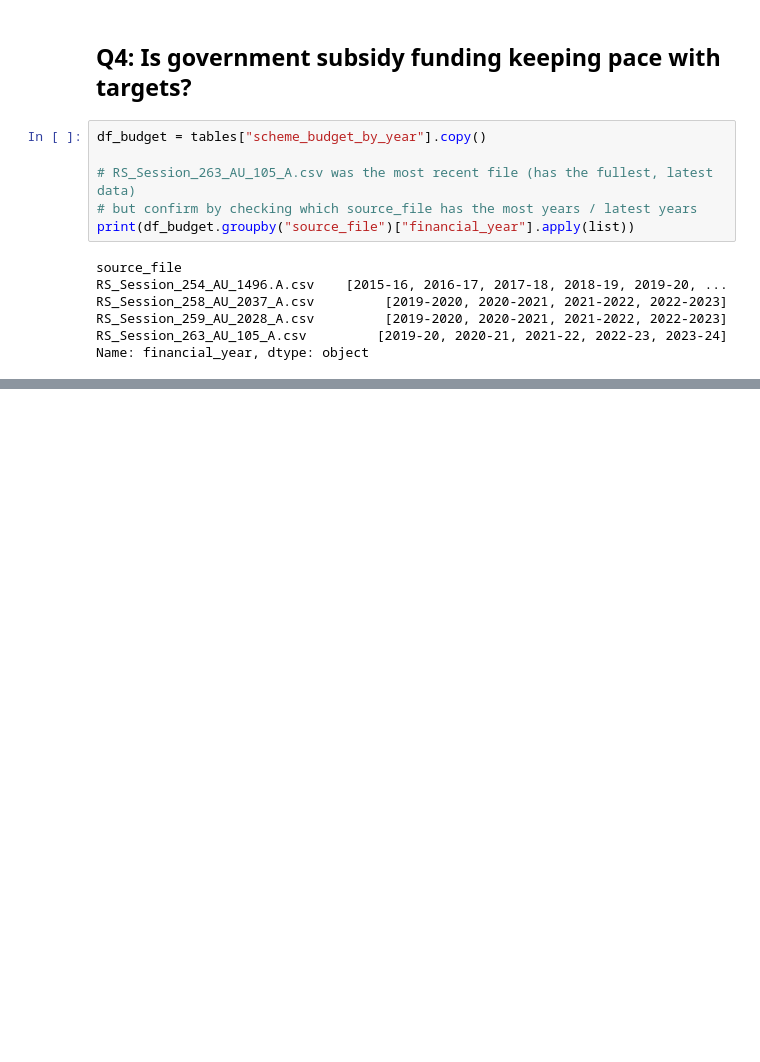
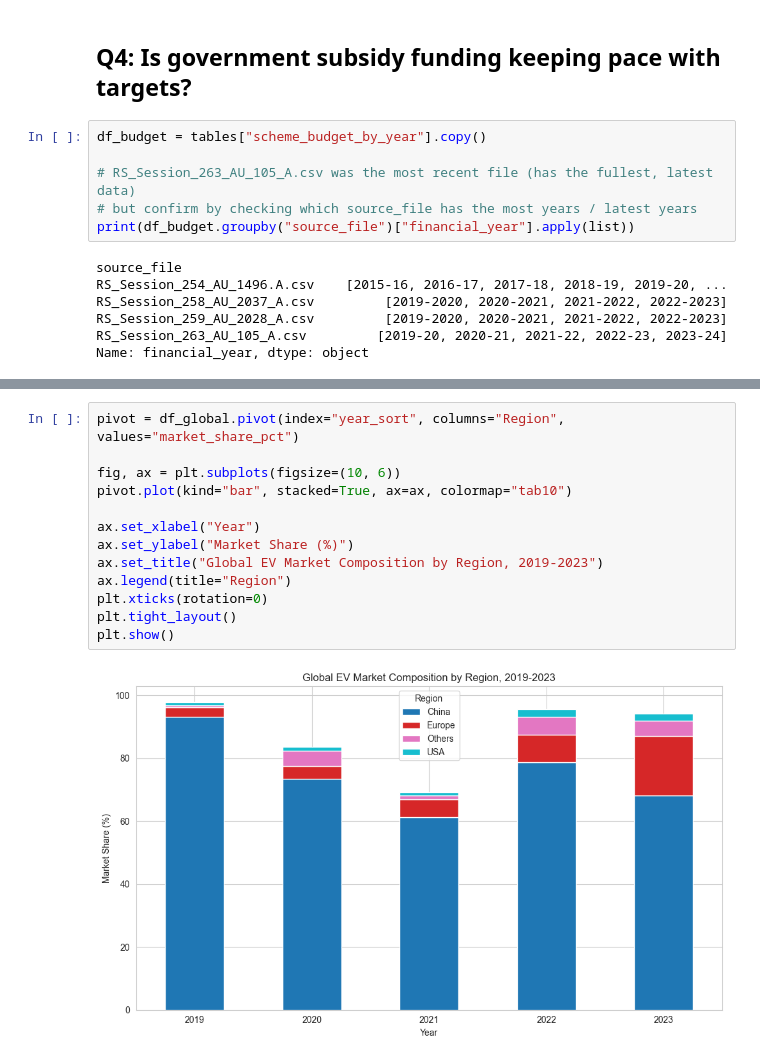
Before and after one commit to RitikaSen27/Automobile-sales-and-EV-adoption-trends, a Jupyter notebook: ev_analysis.ipynb, the cells around one changed output, grey strips where cells are left out. Saved outputs shown, nothing was run; the diff lists cells and outputs as text; blank space fills up the shorter version.

```diff
--- a/ev_analysis.ipynb
+++ b/ev_analysis.ipynb
@@ -274,0 +410,15 @@ Name: financial_year, dtype: object
+# %%
+pivot = df_global.pivot(index="year_sort", columns="Region", values="market_share_pct")
+
+fig, ax = plt.subplots(figsize=(10, 6))
+pivot.plot(kind="bar", stacked=True, ax=ax, colormap="tab10")
+
+ax.set_xlabel("Year")
+ax.set_ylabel("Market Share (%)")
+ax.set_title("Global EV Market Composition by Region, 2019-2023")
+ax.legend(title="Region")
+plt.xticks(rotation=0)
+plt.tight_layout()
+plt.show()
+# %% [output]
+[figure, added]
```
Also changed, not shown: parts of 8 cells of this notebook, 1 other file.
